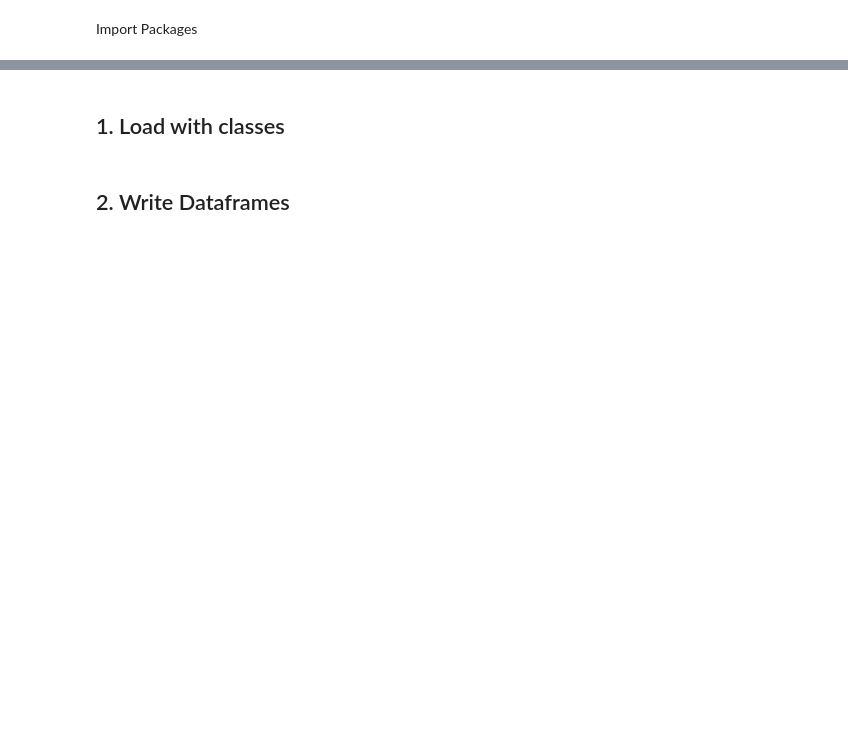
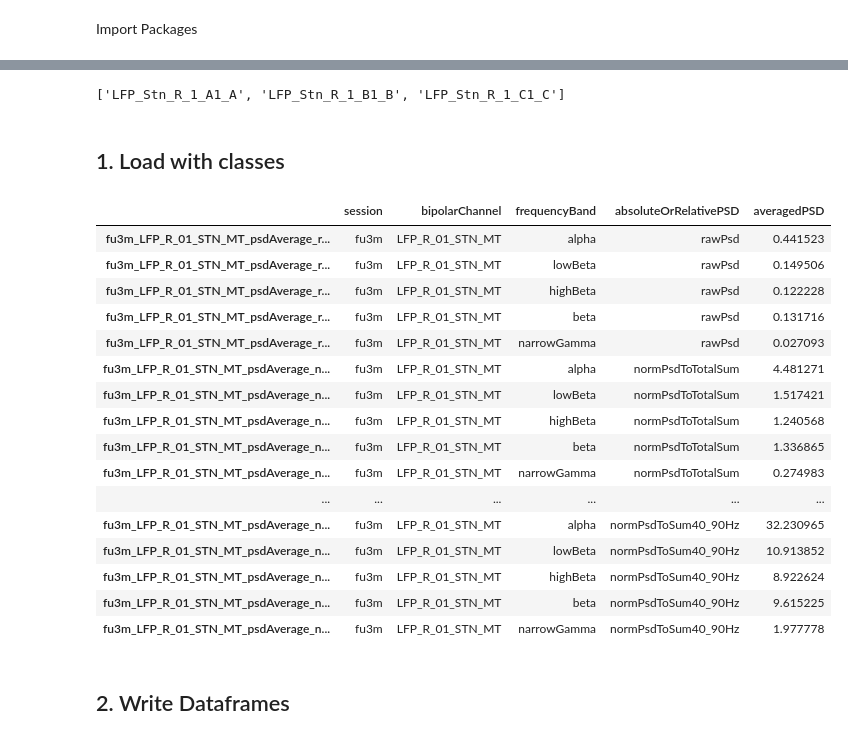
Before and after one commit to JKBehnke/BetaSenSightLongterm, a Jupyter notebook: notebooks/load_and_write_dataframes.ipynb, the cells around one changed output, grey strips where cells are left out. Cells and saved outputs as stored; diff of their text form; code cells hidden in the pictures; blank space fills up the shorter version.

```diff
--- a/notebooks/load_and_write_dataframes.ipynb
+++ b/notebooks/load_and_write_dataframes.ipynb
@@ -179,3 +250,41 @@ importlib.reload(cluster_perm)
+# %%
+mainclass_sub.survey.fu12m.m0s0.rest.SegmInterR.run1.data.info.ch_names
+# %% [output]
+['LFP_Stn_R_1_A1_A', 'LFP_Stn_R_1_B1_B', 'LFP_Stn_R_1_C1_C']
 # %% [markdown]
 ## 1. Load with classes
+# %%
+mainClass_data = mainAnalysis_class.MainClass(
+    sub = "017",
+    hemisphere = "Right",
+    filter = "band-pass",
+    result = "PSDaverageFrequencyBands",
+    incl_session = ["postop", "fu3m", "fu12m"],
+    pickChannels = ['03', '13', '02', '12', '01', '23',
+                    '1A1B', '1B1C', '1A1C', '2A2B', '2B2C', '2A2C',
+                    '1A2A', '1B2B', '1C2C'],
+    normalization = ["rawPsd"],
+    freqBands = ["beta"],
+    feature= ["averagedPSD"]
+)
+# %%
+mainClass_data.fu3m.BIP_01.Result_DF
+# %% [output]
+|  | session | bipolarChannel | frequencyBand | absoluteOrRelativePSD | averagedPSD |
+| fu3m_LFP_R_01_STN_MT_psdAverage_r... | fu3m | LFP_R_01_STN_MT | alpha | rawPsd | 0.441523 |
+| fu3m_LFP_R_01_STN_MT_psdAverage_r... | fu3m | LFP_R_01_STN_MT | lowBeta | rawPsd | 0.149506 |
+| fu3m_LFP_R_01_STN_MT_psdAverage_r... | fu3m | LFP_R_01_STN_MT | highBeta | rawPsd | 0.122228 |
+| fu3m_LFP_R_01_STN_MT_psdAverage_r... | fu3m | LFP_R_01_STN_MT | beta | rawPsd | 0.131716 |
+| fu3m_LFP_R_01_STN_MT_psdAverage_r... | fu3m | LFP_R_01_STN_MT | narrowGamma | rawPsd | 0.027093 |
+| fu3m_LFP_R_01_STN_MT_psdAverage_n... | fu3m | LFP_R_01_STN_MT | alpha | normPsdToTotalSum | 4.481271 |
+| fu3m_LFP_R_01_STN_MT_psdAverage_n... | fu3m | LFP_R_01_STN_MT | lowBeta | normPsdToTotalSum | 1.517421 |
+| fu3m_LFP_R_01_STN_MT_psdAverage_n... | fu3m | LFP_R_01_STN_MT | highBeta | normPsdToTotalSum | 1.240568 |
+| fu3m_LFP_R_01_STN_MT_psdAverage_n... | fu3m | LFP_R_01_STN_MT | beta | normPsdToTotalSum | 1.336865 |
+| fu3m_LFP_R_01_STN_MT_psdAverage_n... | fu3m | LFP_R_01_STN_MT | narrowGamma | normPsdToTotalSum | 0.274983 |
+| ... | ... | ... | ... | ... | ... |
+| fu3m_LFP_R_01_STN_MT_psdAverage_n... | fu3m | LFP_R_01_STN_MT | alpha | normPsdToSum40_90Hz | 32.230965 |
+| fu3m_LFP_R_01_STN_MT_psdAverage_n... | fu3m | LFP_R_01_STN_MT | lowBeta | normPsdToSum40_90Hz | 10.913852 |
+| fu3m_LFP_R_01_STN_MT_psdAverage_n... | fu3m | LFP_R_01_STN_MT | highBeta | normPsdToSum40_90Hz | 8.922624 |
+| fu3m_LFP_R_01_STN_MT_psdAverage_n... | fu3m | LFP_R_01_STN_MT | beta | normPsdToSum40_90Hz | 9.615225 |
+| fu3m_LFP_R_01_STN_MT_psdAverage_n... | fu3m | LFP_R_01_STN_MT | narrowGamma | normPsdToSum40_90Hz | 1.977778 |
 # %%
```
Also changed, not shown: parts of 13 cells of this notebook, 4 other files.
